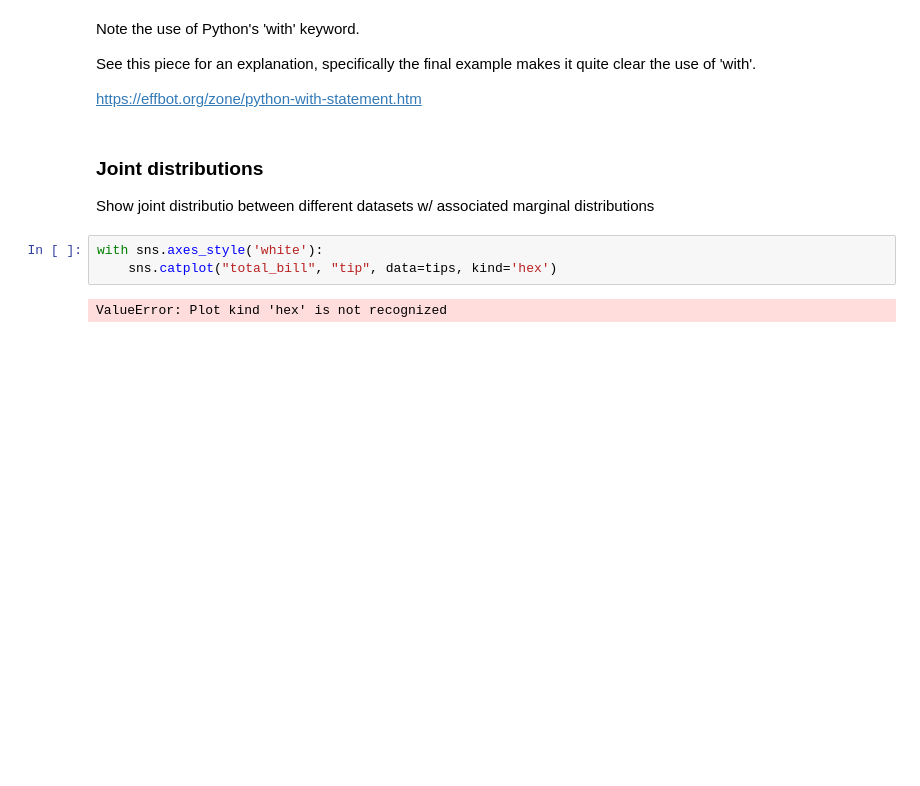
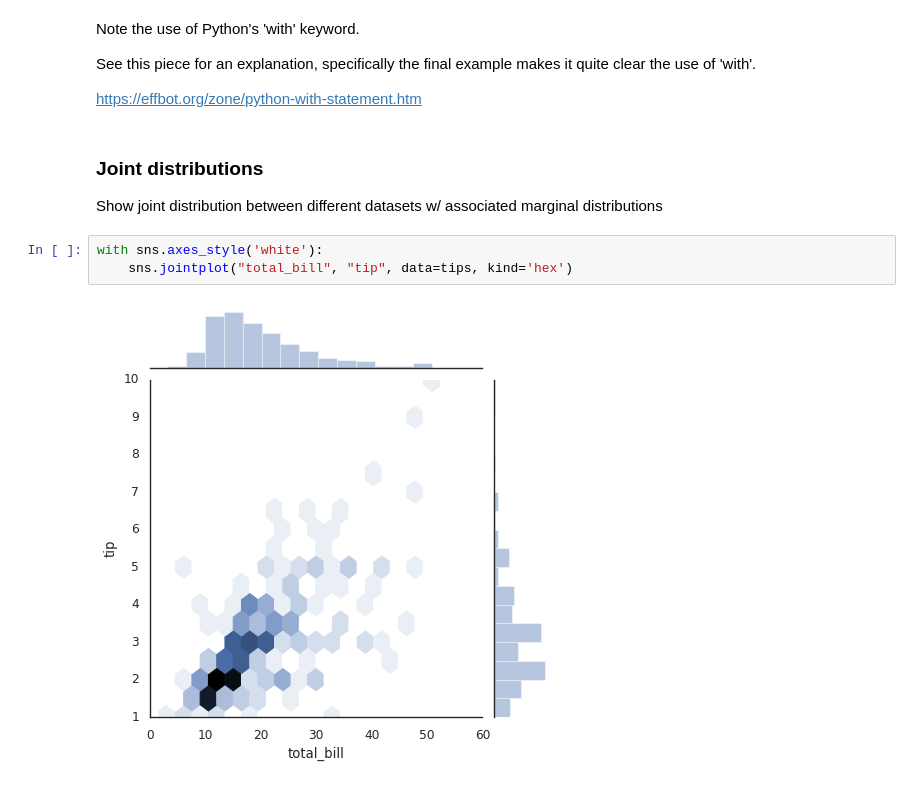
Before and after one commit to pgiardiniere/notes-PythonDataScienceHandbook, a Jupyter notebook: 4-matplotlib-ipynb/4.14-Seaborn.ipynb, the cells around one changed output. Drawn from its saved outputs; the diff is of its cells as text; blank space fills up the shorter version.

```diff
--- a/4-matplotlib-ipynb/4.14-Seaborn.ipynb
+++ b/4-matplotlib-ipynb/4.14-Seaborn.ipynb
@@ -150,9 +150,9 @@ https://effbot.org/zone/python-with-statement.htm
 # %% [markdown]
 ### Joint distributions
 
-Show joint distributio between different datasets w/ associated marginal distributions
+Show joint distribution between different datasets w/ associated marginal distributions
 # %%
 with sns.axes_style('white'):
-    sns.catplot("total_bill", "tip", data=tips, kind='hex')
+    sns.jointplot("total_bill", "tip", data=tips, kind='hex')
 # %% [output]
-ValueError: Plot kind 'hex' is not recognized
+[figure, added]
```
Also changed, not shown: parts of 4 cells of this notebook.
